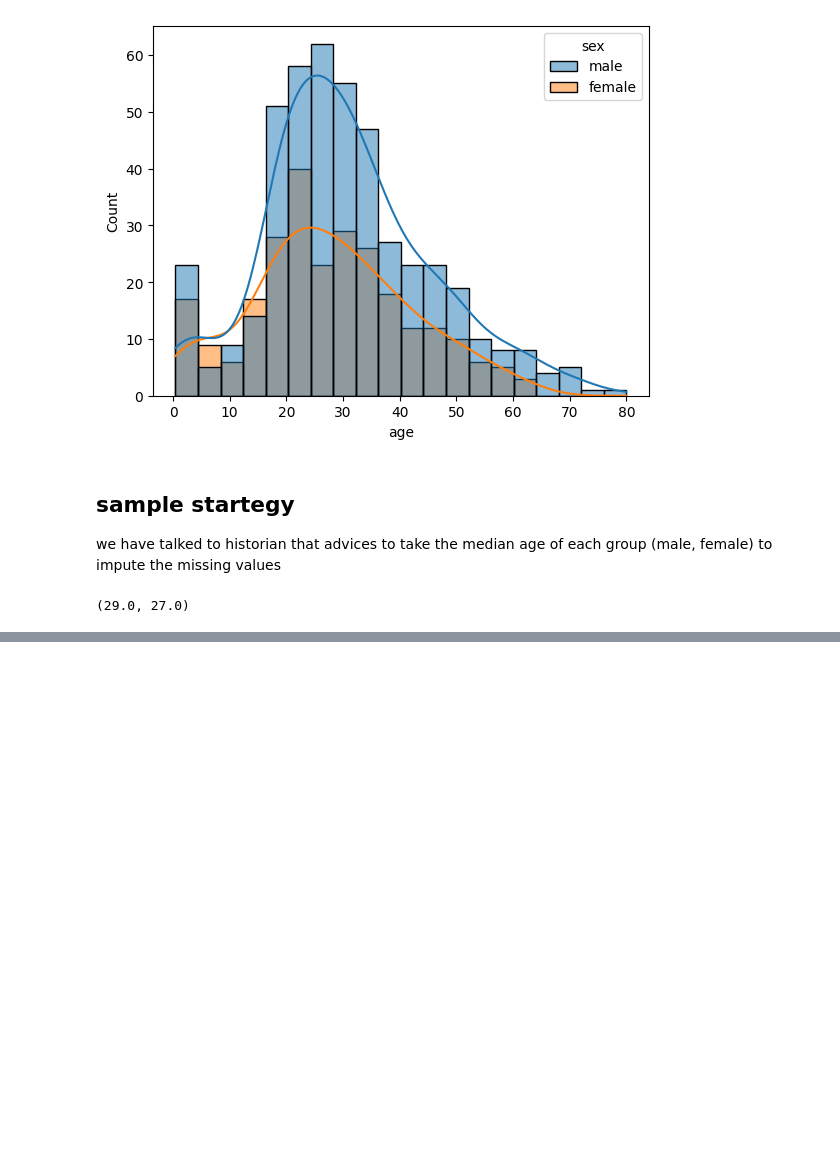
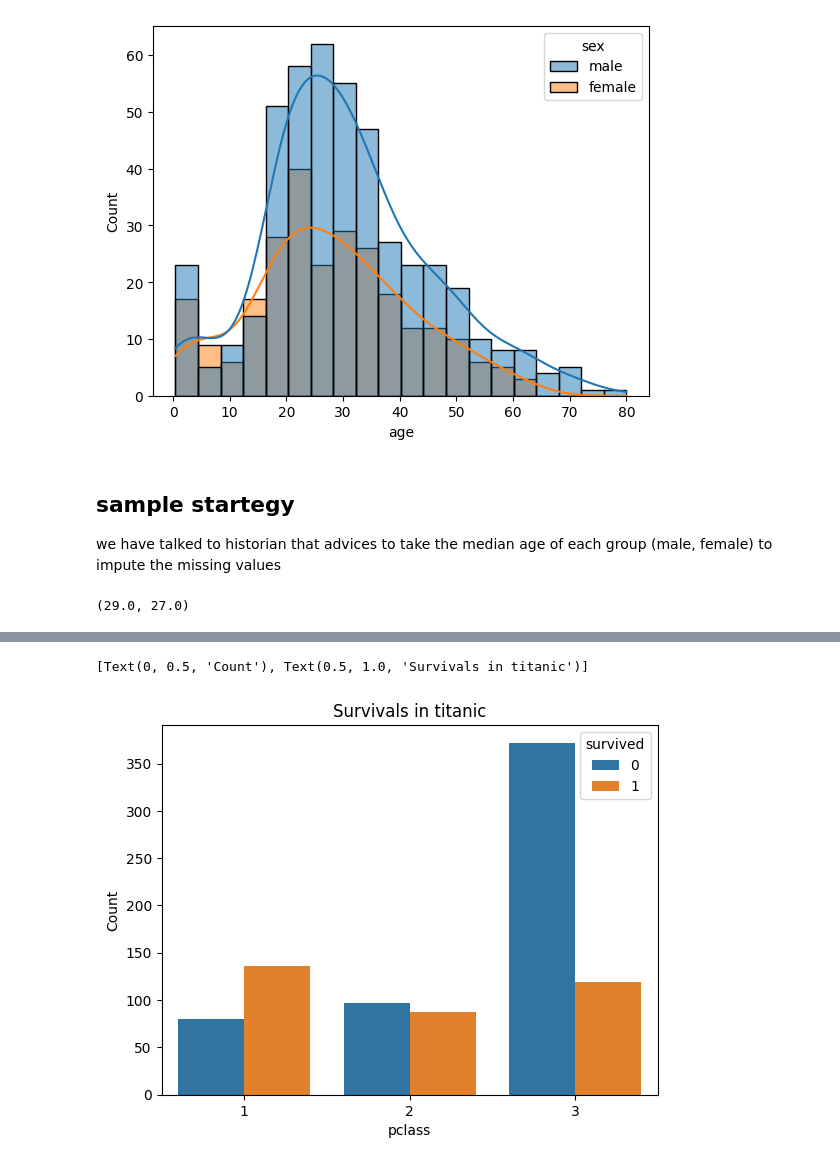
Before and after one commit to danlundh67/Python-Dan-Lund-OPA23, a Jupyter notebook: code_along/L7_pandas_missingdata.ipynb, the cells around one changed output, grey strips where cells are left out. Cells and saved outputs as stored; diff of their text form; code cells hidden in the pictures; blank space fills up the shorter version.

```diff
--- a/code_along/L7_pandas_missingdata.ipynb
+++ b/code_along/L7_pandas_missingdata.ipynb
@@ -213,0 +254,8 @@ median_male_age, median_female_age
+# %%
+survived_class=titanic.groupby(["survived", "pclass"]).count().reset_index()
+
+ax= sns.barplot(data=survived_class, x="pclass", y="sex", hue="survived")
+ax.set(ylabel="Count", title="Survivals in titanic")
+# %% [output]
+[Text(0, 0.5, 'Count'), Text(0.5, 1.0, 'Survivals in titanic')]
+[figure, added]
```
Also changed, not shown: parts of 8 cells of this notebook.
